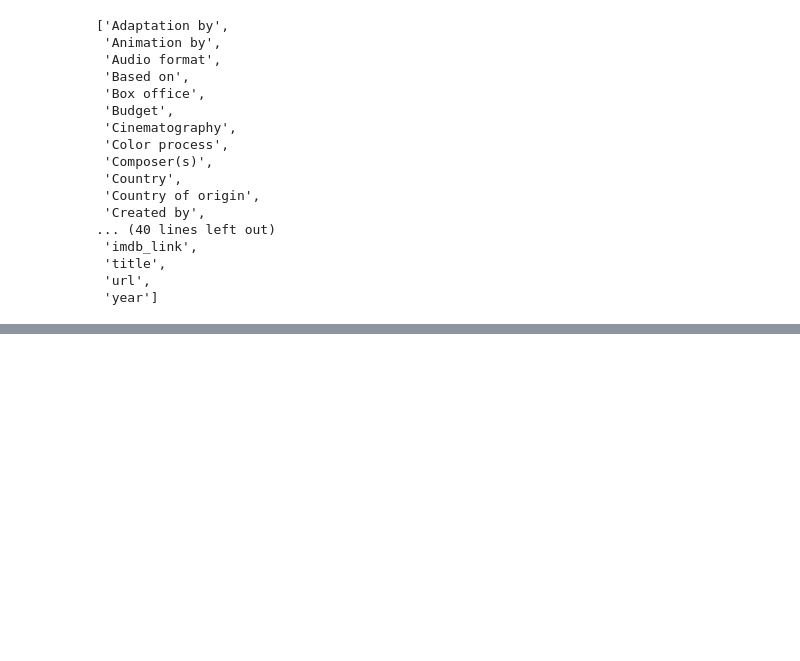
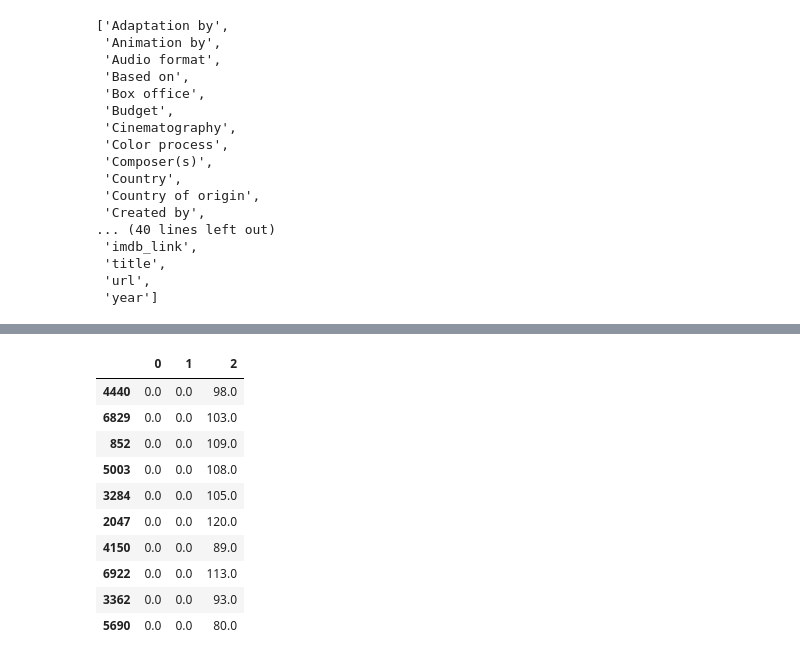
Before and after one commit to Andrew-Carlson/Movies-ETL, a Jupyter notebook: wiki_movies.ipynb, the cells around one changed output, grey strips where cells are left out. Drawn from its saved outputs; the diff is of its cells as text; code cells hidden in the pictures; blank space fills up the shorter version.

```diff
--- a/wiki_movies.ipynb
+++ b/wiki_movies.ipynb
@@ -419,0 +1060,18 @@ sorted(wiki_movies_df.columns.to_list())
+# %%
+# this new DataFrame is all strings, we'll need to convert them to numeric values. Because we may have captured empty strings, we'll use the to_numeric() method and set the errors argument to 'coerce'
+
+running_time_extract = running_time_extract.apply(lambda col: pd.to_numeric(col, errors='coerce')).fillna(0)
+# %%
+running_time_extract.sample(10)
+# %% [output]
+|  | 0 | 1 | 2 |
+| 4440 | 0.0 | 0.0 | 98.0 |
+| 6829 | 0.0 | 0.0 | 103.0 |
+| 852 | 0.0 | 0.0 | 109.0 |
+| 5003 | 0.0 | 0.0 | 108.0 |
+| 3284 | 0.0 | 0.0 | 105.0 |
+| 2047 | 0.0 | 0.0 | 120.0 |
+| 4150 | 0.0 | 0.0 | 89.0 |
+| 6922 | 0.0 | 0.0 | 113.0 |
+| 3362 | 0.0 | 0.0 | 93.0 |
+| 5690 | 0.0 | 0.0 | 80.0 |
```
Also changed, not shown: parts of 70 cells of this notebook.
